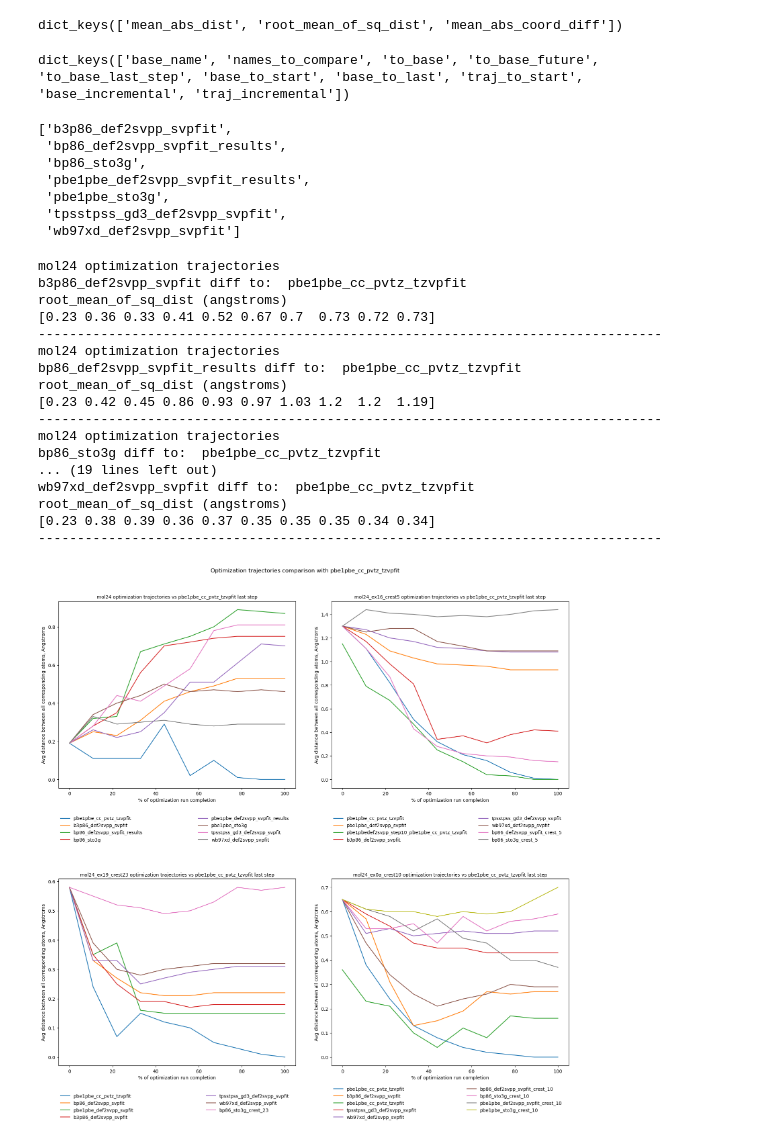
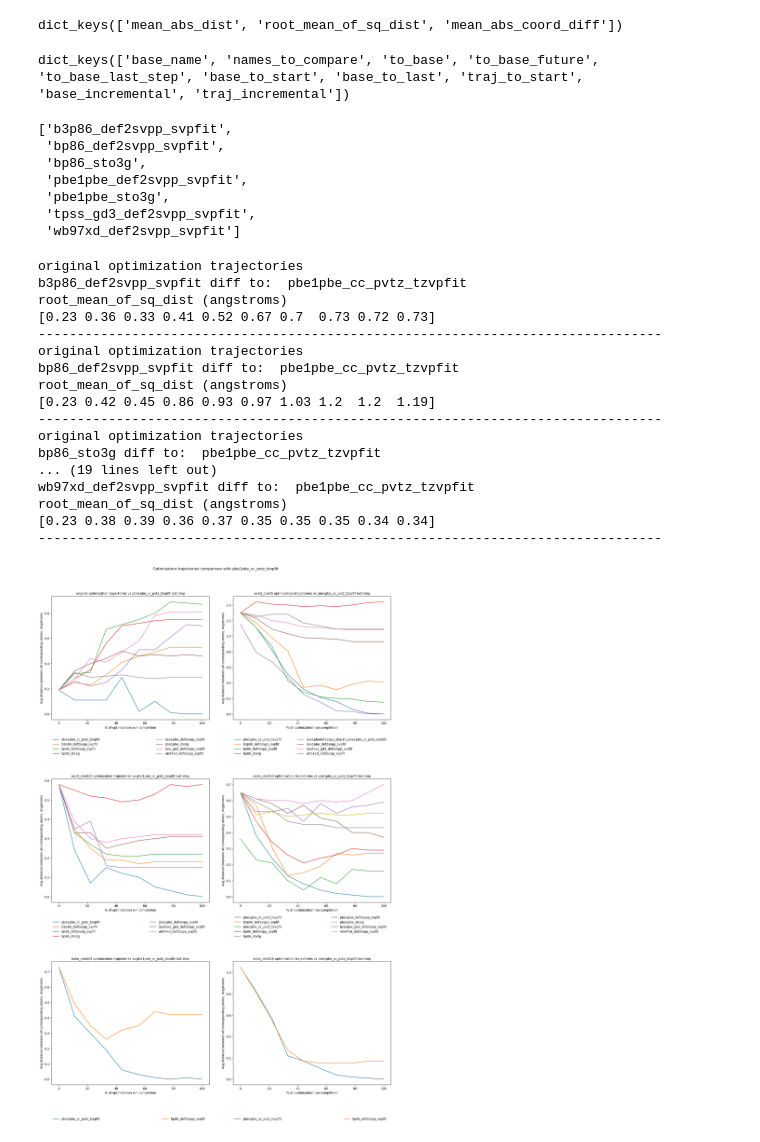
Before and after one commit to urmaspitsi/molli, a Jupyter notebook: examples/TrajectoryAnalysis.ipynb, the cells around one changed output. Drawn from its saved outputs; the diff is of its cells as text; code cells hidden in the pictures.

```diff
--- a/examples/TrajectoryAnalysis.ipynb
+++ b/examples/TrajectoryAnalysis.ipynb
@@ -83,11 +83,11 @@ num_steps = 10
 # mol24
 ###############################################################################
 
-trajectories_dir = Path("C:/tmp/gaussian/optimization_trajectories/mol24")
-base_file_name = "mol24_PBE1PBE_cc_pVTZ_TZVPFit_opt_steps.xyz"
-description = "mol24 optimization trajectories"
+trajectories_dir = Path("C:/tmp/gaussian/optimization_trajectories/original")
+base_file_name = "pbe1pbe_cc_pvtz_tzvpfit_opt_steps.xyz"
+description = "original optimization trajectories"
 
-mol24_traj_analyzer = create_traj_analyzer(
+original_traj_analyzer = create_traj_analyzer(
         trajectories_dir=trajectories_dir,
         base_file_name=base_file_name,
         description=description
@@ -97,11 +97,11 @@ mol24_traj_analyzer = create_traj_analyzer(
 # mol24_ex16_crest5
 ###############################################################################
 
-trajectories_dir = Path("C:/tmp/gaussian/optimization_trajectories/mol24_ex16_crest5")
-base_file_name = "mol24_ex16_crest5_PBE1PBE_cc_pVTZ_TZVPFit_opt_steps.xyz"
-description = "mol24_ex16_crest5 optimization trajectories"
+trajectories_dir = Path("C:/tmp/gaussian/optimization_trajectories/ex16_c5")
+base_file_name = "ex16_c5_pbe1pbe_cc_pvtz_tzvpfit_opt_steps.xyz"
+description = "ex16_crest5 optimization trajectories"
 
-mol24_ex16_crest5_traj_analyzer = create_traj_analyzer(
+ex16_c5_traj_analyzer = create_traj_analyzer(
         trajectories_dir=trajectories_dir,
         base_file_name=base_file_name,
         description=description
@@ -111,11 +111,11 @@ mol24_ex16_crest5_traj_analyzer = create_traj_analyzer(
 # mol24_ex19_crest23
 ###############################################################################
 
-trajectories_dir = Path("C:/tmp/gaussian/optimization_trajectories/mol24_ex19_crest23")
-base_file_name="mol24_ex19_crest23_pbe1pbe_cc_pvtz_tzvpfit_opt_steps.xyz"
-description = "mol24_ex19_crest23 optimization trajectories"
+trajectories_dir = Path("C:/tmp/gaussian/optimization_trajectories/ex19_c23")
+base_file_name="ex19_c23_pbe1pbe_cc_pvtz_tzvpfit_opt_steps.xyz"
+description = "ex19_crest23 optimization trajectories"
 
-mol24_ex19_crest23_traj_analyzer = create_traj_analyzer(
+ex19_c23_traj_analyzer = create_traj_analyzer(
         trajectories_dir=trajectories_dir,
         base_file_name=base_file_name,
         description=description
@@ -137,8 +165,8 @@ mol24_ex0a_crest10_traj_analyzer = create_traj_analyzer(
 # %%
-traj_analyzer = mol24_traj_analyzer
-#traj_analyzer = mol24_ex16_crest5_traj_analyzer
-#traj_analyzer = mol24_ex19_crest23_traj_analyzer
-#traj_analyzer = mol24_ex0a_crest10_traj_analyzer
+traj_analyzer = original_traj_analyzer
+#traj_analyzer = ex16_c5_traj_analyzer
+#traj_analyzer = ex19_c23_traj_analyzer
+#traj_analyzer = ex0a_c10_traj_analyzer
 # %%
 print(traj_analyzer.metrics.keys())
 # 'mean_abs_dist', 'root_mean_of_sq_dist', 'mean_abs_coord_diff'
@@ -154,11 +182,11 @@ traj_analyzer.metrics[metric_key]["names_to_compare"]
 # %% [output]
 dict_keys(['base_name', 'names_to_compare', 'to_base', 'to_base_future', 'to_base_last_step', 'base_to_start', 'base_to_last', 'traj_to_start', 'base_incremental', 'traj_incremental'])
 ['b3p86_def2svpp_svpfit',
- 'bp86_def2svpp_svpfit_results',
+ 'bp86_def2svpp_svpfit',
  'bp86_sto3g',
- 'pbe1pbe_def2svpp_svpfit_results',
+ 'pbe1pbe_def2svpp_svpfit',
  'pbe1pbe_sto3g',
- 'tpsstpss_gd3_def2svpp_svpfit',
+ 'tpss_gd3_def2svpp_svpfit',
  'wb97xd_def2svpp_svpfit']
 # %%
 for i, traj_to_compare in enumerate(traj_analyzer.trajectories_to_compare):
@@ -168,17 +196,17 @@ for i, traj_to_compare in enumerate(traj_analyzer.trajectories_to_compare):
   print(np.round(traj_analyzer.metrics[metric_key]["to_base_last_step"][i], 2))
   print("-" * 80)
 # %% [output]
-mol24 optimization trajectories
+original optimization trajectories
 b3p86_def2svpp_svpfit diff to:  pbe1pbe_cc_pvtz_tzvpfit
 root_mean_of_sq_dist (angstroms)
 [0.23 0.36 0.33 0.41 0.52 0.67 0.7  0.73 0.72 0.73]
 --------------------------------------------------------------------------------
-mol24 optimization trajectories
-bp86_def2svpp_svpfit_results diff to:  pbe1pbe_cc_pvtz_tzvpfit
+original optimization trajectories
+bp86_def2svpp_svpfit diff to:  pbe1pbe_cc_pvtz_tzvpfit
 root_mean_of_sq_dist (angstroms)
 [0.23 0.42 0.45 0.86 0.93 0.97 1.03 1.2  1.2  1.19]
 --------------------------------------------------------------------------------
-mol24 optimization trajectories
+original optimization trajectories
 bp86_sto3g diff to:  pbe1pbe_cc_pvtz_tzvpfit
 ... (19 lines left out)
 wb97xd_def2svpp_svpfit diff to:  pbe1pbe_cc_pvtz_tzvpfit
@@ -187,10 +215,12 @@ root_mean_of_sq_dist (angstroms)
 --------------------------------------------------------------------------------
 # %%
 analyzers = [
-    mol24_traj_analyzer,
-    mol24_ex16_crest5_traj_analyzer,
-    mol24_ex19_crest23_traj_analyzer,
-    mol24_ex0a_crest10_traj_analyzer
+    original_traj_analyzer,
+    ex16_c5_traj_analyzer,
+    ex19_c23_traj_analyzer,
+    ex0a_c10_traj_analyzer,
+    ex0a_c24_traj_analyzer,
+    ex0a_c26_traj_analyzer,
     ]
 analyzer_names = [a.description for a in analyzers]
 
@@ -203,31 +233,31 @@ title = "Optimization trajectories comparison with pbe1pbe_cc_pvtz_tzvpfit"
 x_label = "% of optimization run completion"
 y_label = "Avg distance between all corresponding atoms, Angstroms"
 metric_key = "mean_abs_dist"
 #metric_key = "root_mean_of_sq_dist"
 #metric_key = "mean_abs_coord_diff"
 
 #x = [f"{round(100 * x / (num_steps - 1), 0)}%" for x in range(num_steps)]
 x = [round(100 * x / (num_steps - 1), 0) for x in range(num_steps)]
 
 _, axs = plt.subplots(num_rows, num_cols, figsize=figure_size)
 for traj_analyzer, ax in zip(analyzers, axs.ravel()):
     y = np.round(traj_analyzer.metrics[metric_key]["base_to_last"], 2) # add base
     ax.plot(x, y, label=traj_analyzer.base_trajectory.name)
 
     for i, traj_to_compare in enumerate(traj_analyzer.trajectories_to_compare):
         y = np.round(traj_analyzer.metrics[metric_key]["to_base_last_step"][i], 2)
         ax.plot(x, y, label=traj_to_compare.name)
 
     ax.set_title(f"{traj_analyzer.description} vs pbe1pbe_cc_pvtz_tzvpfit last step", fontdict={"fontsize":10})
     ax.set_xlabel(x_label)
     #ax.set_xticks([])
     ax.set_ylabel(y_label)
     #ax.legend(loc="upper left")
     ax.legend(loc=(0, -0.3), ncol=2, mode="expand", edgecolor="white", fontsize=10, markerscale=1.75)
 
 plt.tight_layout(h_pad=6, w_pad=4)
 plt.suptitle(title, fontsize=12, y=1.04)
 #plt.legend()
 plt.show()
 # %% [output]
-[figure, old version]
+[figure, new version]
```
Also changed, not shown: parts of 1 cell of this notebook, 3 other files.
